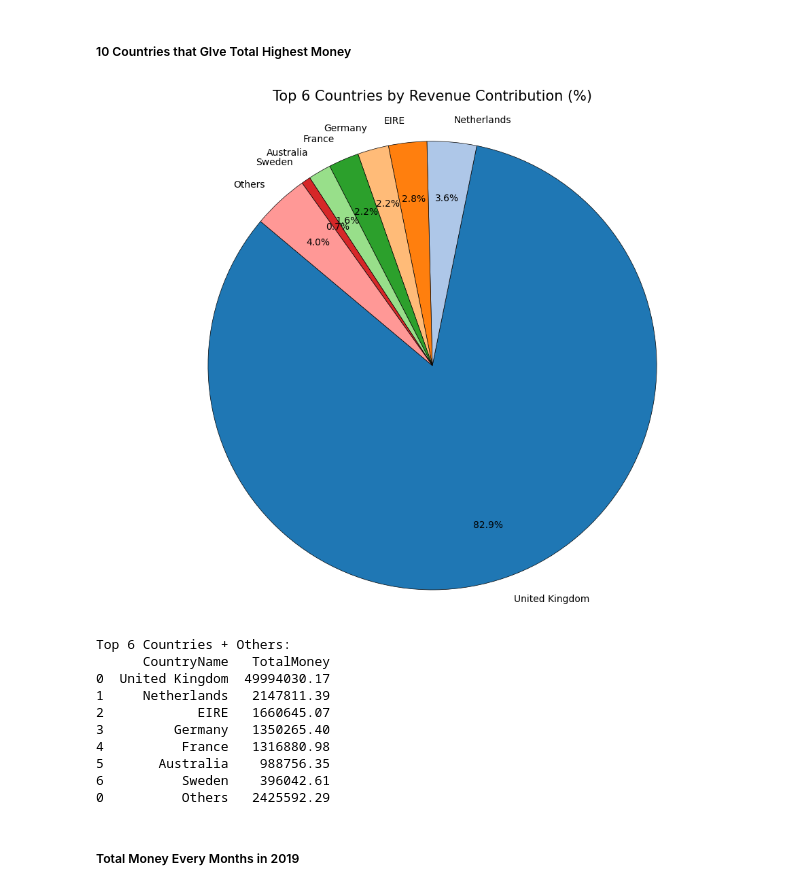
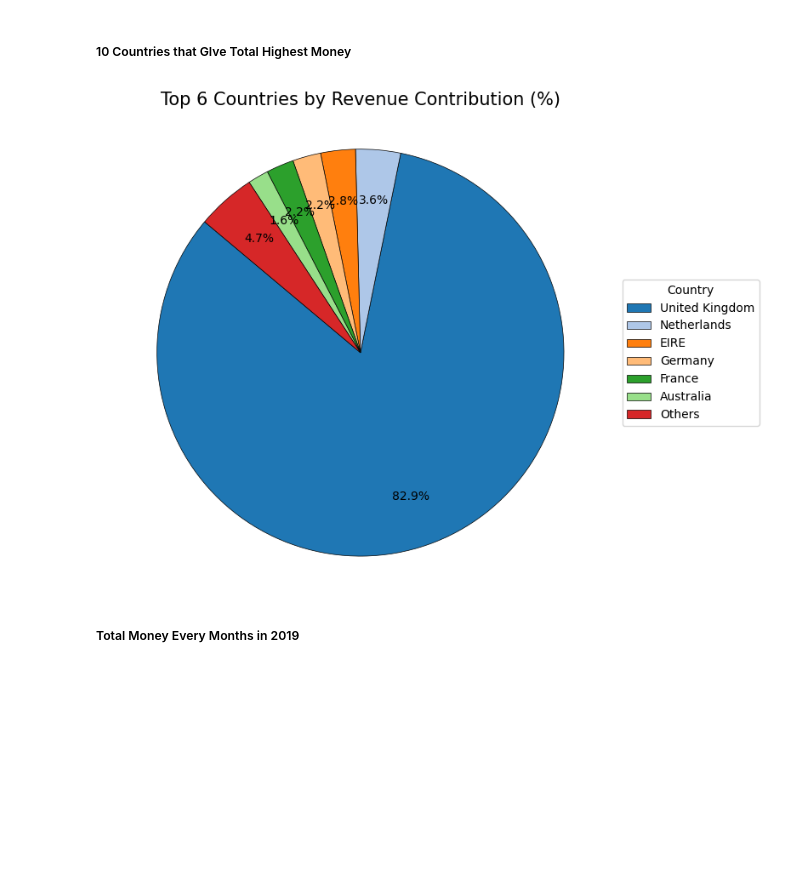
Before and after one commit to xrhahelry/Data-Driven-Insights-and-Customer-Segmentation-for-E-Commerce-Growth, a Jupyter notebook: eda.ipynb, the cells around one changed output. Saved outputs shown, nothing was run; the diff lists cells and outputs as text; code cells hidden in the pictures; blank space fills up the shorter version.

```diff
--- a/eda.ipynb
+++ b/eda.ipynb
@@ -381,16 +358,0 @@ plt.show()
-# %%
-plt.figure(figsize=(12,8))
-
-listProductNo = dfProduct['ProductNo'].unique().copy()
-listProductName = dfProduct['ProductName'].unique().copy()
-
-for i in range(len(listProductNo)):
-    totalQuantity = round(df['Quantity'].loc[df['ProductNo']==listProductNo[i]].sum(),2)
-    labelx = listProductNo[i]+' - '+listProductName[i]
-    plt.text(labelx,totalQuantity*1.03,totalQuantity,ha='center')
-    plt.bar(x = labelx, height = totalQuantity)
-
-plt.ylim(0,65000)
-plt.title('10 Products Total Quantity that Give Highest Total Money')
-plt.xticks(rotation = 90)
-plt.show()
@@ -415,59 +375,46 @@ dictCountry = {
 }
 
 # Adjust DataFrame
 dfCountry = pd.DataFrame(dictCountry)
 dfCountry = dfCountry.sort_values('TotalMoney', ascending=False).reset_index(drop=True)
 
 # Keep top 6 countries, group the rest into "Others"
-top6 = dfCountry.head(7)
+top6 = dfCountry.head(6)
 others = pd.DataFrame({
     'CountryName': ['Others'],
-    'TotalMoney': [dfCountry['TotalMoney'][7:].sum()]
+    'TotalMoney': [dfCountry['TotalMoney'][6:].sum()]
 })
 dfCountryFinal = pd.concat([top6, others])
 
 # Create Pie Chart
-plt.figure(figsize=(10, 8))
-colors = plt.cm.tab20.colors  # Different colors for each slice
+plt.figure(figsize=(8, 6))
+colors = plt.cm.tab20.colors
 
-# Plot the pie chart with adjusted label positions
+# Plot the pie chart
 wedges, texts, autotexts = plt.pie(
     dfCountryFinal['TotalMoney'],
-    labels=dfCountryFinal['CountryName'],
     autopct='%1.1f%%',
     startangle=140,
     colors=colors,
     wedgeprops={'edgecolor': 'black', 'linewidth': 0.5},
     textprops={'fontsize': 10},
-    pctdistance=0.75,  # Move percentage labels closer to center (0.5 = halfway)
-    labeldistance=1.1,  # Adjust country label distance from center
+    pctdistance=0.75
 )
 
-# Tilt percentage labels toward center (adjust rotation)
+# Legend with country names
+plt.legend(wedges, dfCountryFinal['CountryName'], title="Country", loc="center left", bbox_to_anchor=(1, 0.5))
+
+# Adjust percentage label positioning and styling
 for autotext in autotexts:
-    autotext.set_rotation_mode('anchor')  # Smooth rotation
-    autotext.set_ha('center')  # Horizontal alignment
-    autotext.set_va('center')  # Vertical alignment
+    autotext.set_rotation_mode('anchor')
+    autotext.set_ha('center')
+    autotext.set_va('center')
 
 plt.title('Top 6 Countries by Revenue Contribution (%)', pad=20, fontsize=15)
 plt.axis('equal')
 plt.tight_layout()
 plt.show()
-
-# Show the breakdown (optional)
-print("Top 6 Countries + Others:")
-print(dfCountryFinal)
 # %% [output]
-[figure, old version]
+[figure, new version]
-Top 6 Countries + Others:
-      CountryName   TotalMoney
-0  United Kingdom  49994030.17
-1     Netherlands   2147811.39
-2            EIRE   1660645.07
-3         Germany   1350265.40
-4          France   1316880.98
-5       Australia    988756.35
-6          Sweden    396042.61
-0          Others   2425592.29
 # %% [markdown]
 ##### Total Money Every Months in 2019
```
Also changed, not shown: parts of 9 cells of this notebook, 14 other files.
